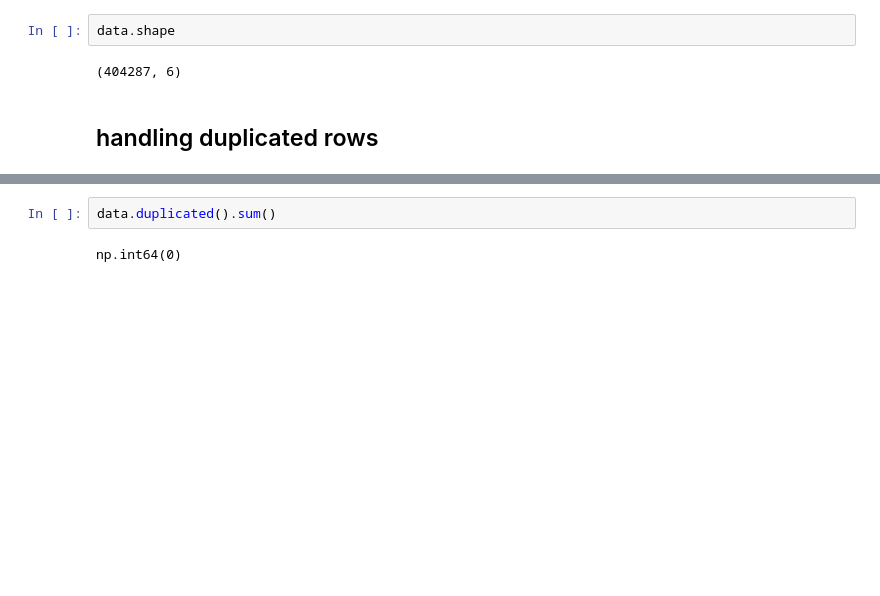
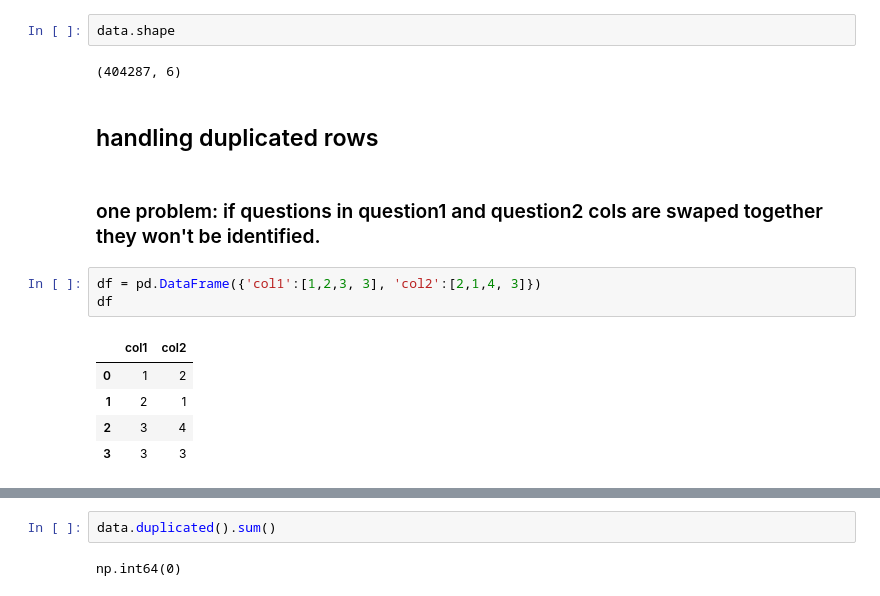
Before and after one commit to Sarvesh-Kesharwani/QuoraDuplicateQNA_Classiffier, a Jupyter notebook: 2. eda_n_dataCleaning/1.ipynb, the cells around one changed output, grey strips where cells are left out. Drawn from its saved outputs; the diff is of its cells as text; blank space fills up the shorter version.

```diff
--- a/2. eda_n_dataCleaning/1.ipynb
+++ b/2. eda_n_dataCleaning/1.ipynb
@@ -60,3 +62,14 @@ data.shape
 (404287, 6)
 # %% [markdown]
 ## handling duplicated rows
+# %% [markdown]
+### one problem: if questions in question1 and question2 cols are swaped together they won't be identified.
+# %%
+df = pd.DataFrame({'col1':[1,2,3, 3], 'col2':[2,1,4, 3]})
+df
+# %% [output]
+|  | col1 | col2 |
+| 0 | 1 | 2 |
+| 1 | 2 | 1 |
+| 2 | 3 | 4 |
+| 3 | 3 | 3 |
```
Also changed, not shown: parts of 15 cells of this notebook, 2 other files.
